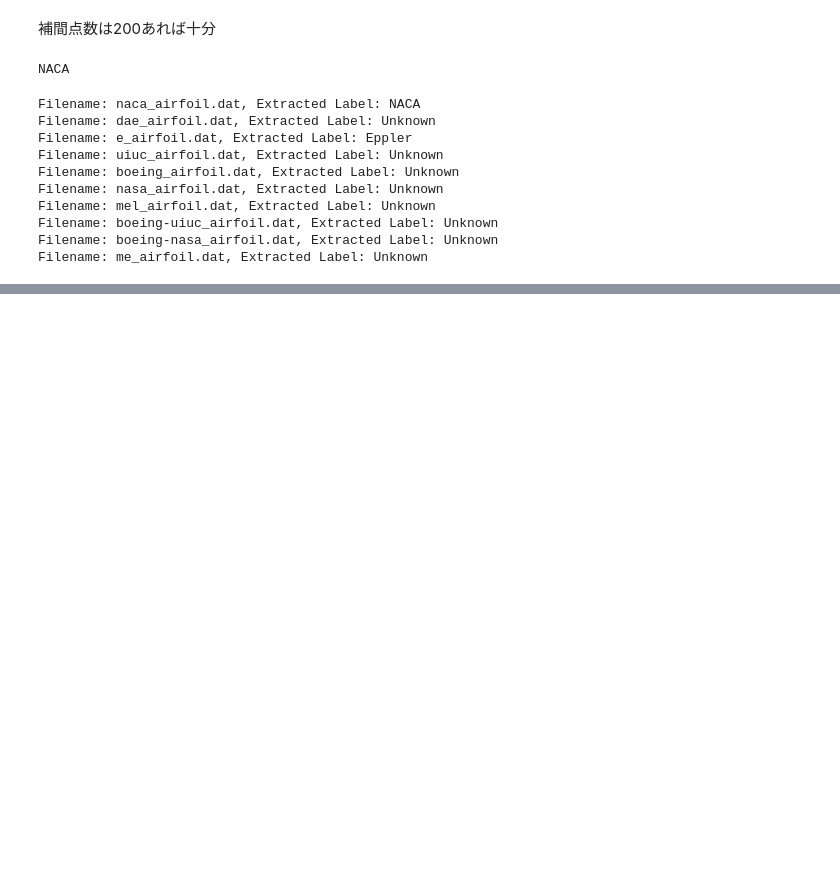
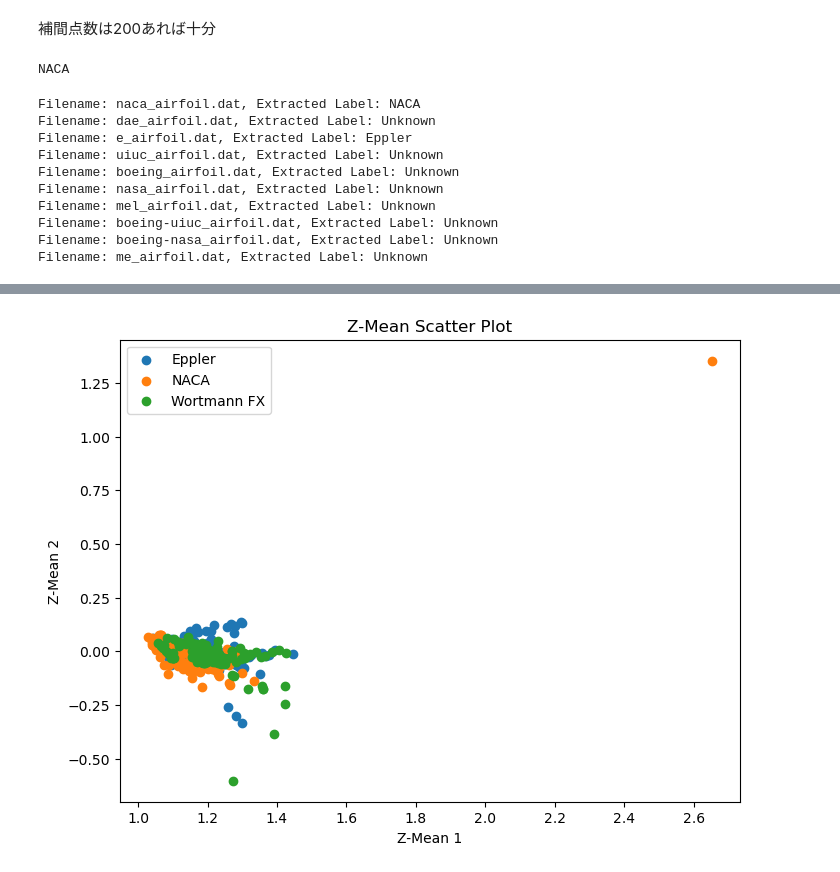
Before and after one commit to tnkm23/Airfoil-VAE, a Jupyter notebook: test01.ipynb, the cells around one changed output, grey strips where cells are left out. Drawn from its saved outputs; the diff is of its cells as text; code cells hidden in the pictures; blank space fills up the shorter version.

```diff
--- a/test01.ipynb
+++ b/test01.ipynb
@@ -158,0 +529,38 @@ Filename: me_airfoil.dat, Extracted Label: Unknown
+# %%
+# 各クラスタの散布図を描画
+# 描画するクラスタだけ、リストで指定
+clusters_to_plot = [
+                    # ' Drela AG',
+                    # 'Althaus AH',
+                    # 'Clark Y',
+                    'Eppler',
+                    # 'Goettingen',
+                    # 'HQ',
+                    # 'MH',
+                    # 'MS',
+                    'NACA',
+                    # 'OA',
+                    # 'RAF',
+                    # 'Selig',
+                    # 'USA',
+                    # 'Unknown',
+                    'Wortmann FX'
+                    ]
+
+
+# clusters_to_plotを描画
+plt.figure(figsize=(8, 6))
+for cluster in clusters_to_plot:
+    points = clusters.get(cluster, [])
+    if points:  # クラスタにポイントがある場合のみ描画
+        points = np.array(points)
+        plt.scatter(points[:, 0], points[:, 1], label=f'{cluster}')
+
+
+plt.xlabel('Z-Mean 1')
+plt.ylabel('Z-Mean 2')
+plt.title('Z-Mean Scatter Plot')
+plt.legend()
+plt.show()
+# %% [output]
+[figure, added]
```
Also changed, not shown: parts of 6 cells of this notebook, 2 other files.
